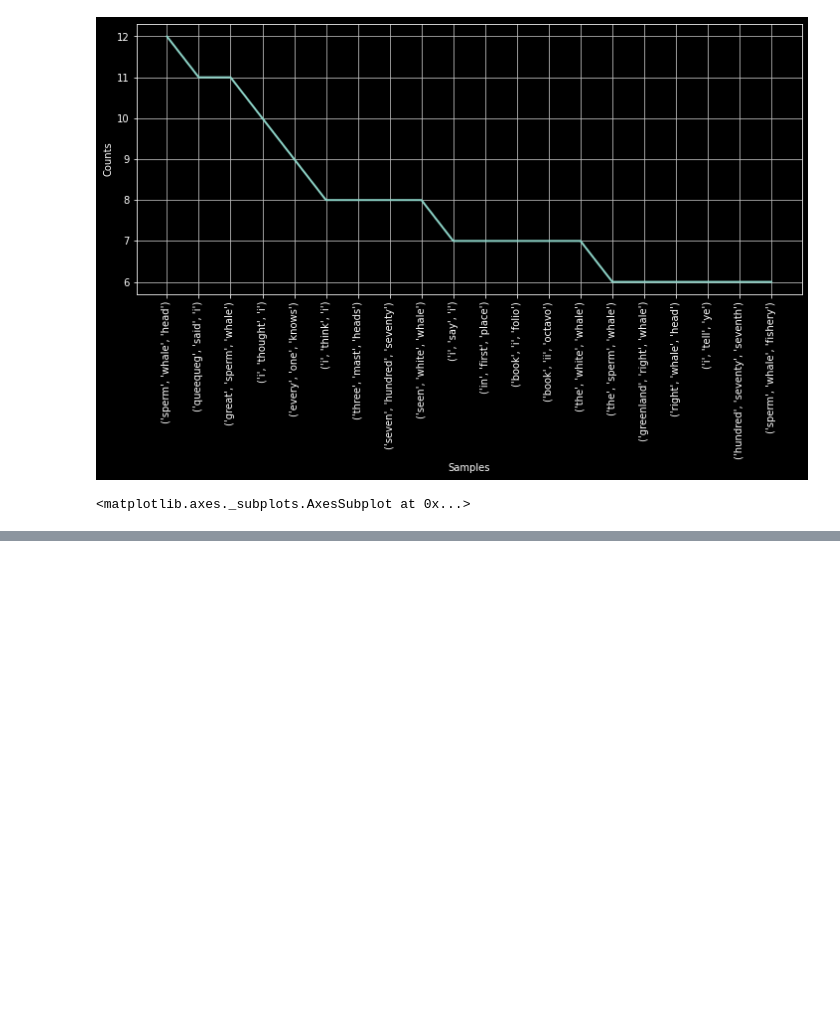
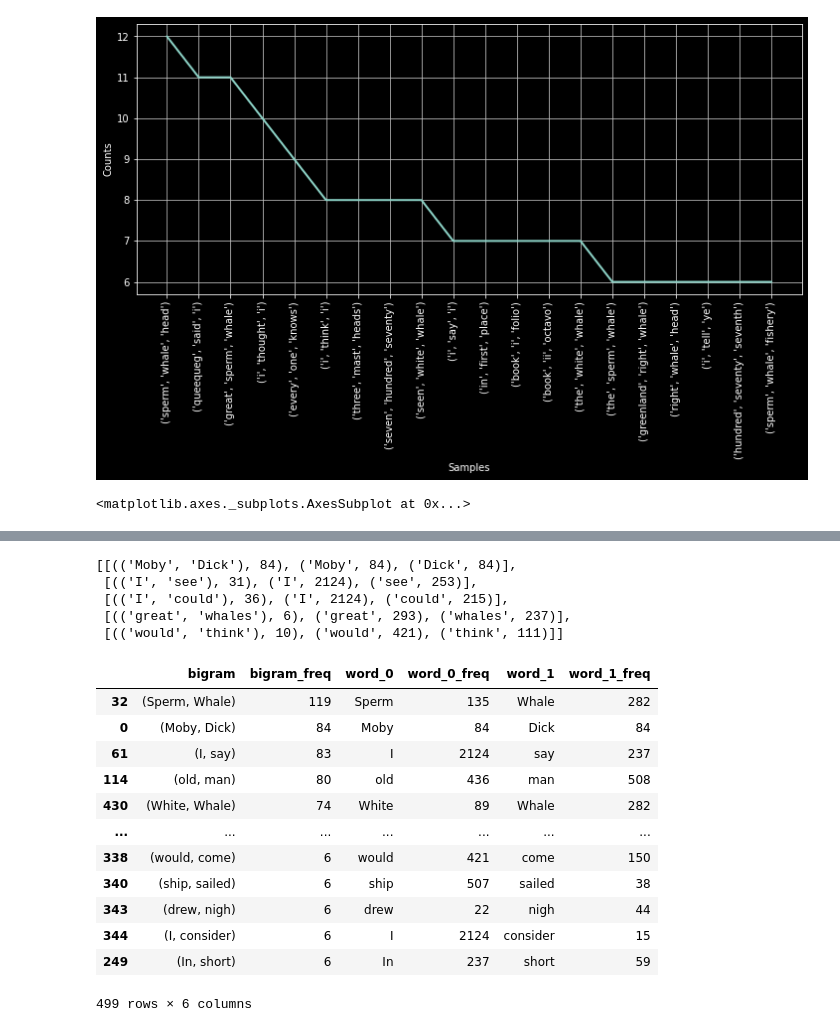
Before and after one commit to AlanVazquez99/Curso-PLATZI-NLP, a Jupyter notebook: 3 n-grams and colocations.ipynb, the cells around one changed output, grey strips where cells are left out. Cells and saved outputs as stored; diff of their text form; code cells hidden in the pictures; blank space fills up the shorter version.

Commit message:
Searching collocations and plotting

```diff
--- a/3 n-grams and colocations.ipynb
+++ b/3 n-grams and colocations.ipynb
@@ -77,0 +87,60 @@ trigrams_frequency.plot(20)
+# %%
+def filter_tokens(tokens):
+    pattern = r'\w+(?:-\w+)*'
+    search = re.compile(pattern)
+
+    for word in tokens:
+        if not search.search(word):
+            continue
+
+        if word not in stop_words:
+            yield word
+# %%
+def bigram_freq(corpus, threshold):
+    # text = [word for word in corpus if not in stop_words if re.search(r'\w+(?:-\w+)*', word)]
+    text = list(filter_tokens(corpus))
+
+    words_count = Counter(text)
+    bigrams_count = Counter(ngrams(text, 2))
+
+    for words, frequency in bigrams_count.items():
+        if frequency > threshold:
+            word_0_freq = words_count[words[0]]
+            word_1_freq = words_count[words[1]]
+
+            yield [ (words, frequency),
+                    (words[0], word_0_freq),
+                    (words[1], word_1_freq) ]
+# %%
+bigrams_frequency = list( bigram_freq(text1, 5) )
+bigrams_frequency[:5]
+# %% [output]
+[[(('Moby', 'Dick'), 84), ('Moby', 84), ('Dick', 84)],
+ [(('I', 'see'), 31), ('I', 2124), ('see', 253)],
+ [(('I', 'could'), 36), ('I', 2124), ('could', 215)],
+ [(('great', 'whales'), 6), ('great', 293), ('whales', 237)],
+ [(('would', 'think'), 10), ('would', 421), ('think', 111)]]
+# %%
+df = pd.DataFrame()
+
+bigram, word_0, word_1 = zip(*bigrams_frequency)
+
+df['bigram'], df['bigram_freq'] = zip(*bigram)
+df['word_0'], df['word_0_freq'] = zip(*word_0)
+df['word_1'], df['word_1_freq'] = zip(*word_1)
+
+df.sort_values(by='bigram_freq', ascending=False)
+# %% [output]
+|  | bigram | bigram_freq | word_0 | word_0_freq | word_1 | word_1_freq |
+| 32 | (Sperm, Whale) | 119 | Sperm | 135 | Whale | 282 |
+| 0 | (Moby, Dick) | 84 | Moby | 84 | Dick | 84 |
+| 61 | (I, say) | 83 | I | 2124 | say | 237 |
+| 114 | (old, man) | 80 | old | 436 | man | 508 |
+| 430 | (White, Whale) | 74 | White | 89 | Whale | 282 |
+| ... | ... | ... | ... | ... | ... | ... |
+| 338 | (would, come) | 6 | would | 421 | come | 150 |
+| 340 | (ship, sailed) | 6 | ship | 507 | sailed | 38 |
+| 343 | (drew, nigh) | 6 | drew | 22 | nigh | 44 |
+| 344 | (I, consider) | 6 | I | 2124 | consider | 15 |
+| 249 | (In, short) | 6 | In | 237 | short | 59 |
+499 rows × 6 columns
```
Also changed, not shown: parts of 8 cells of this notebook.
